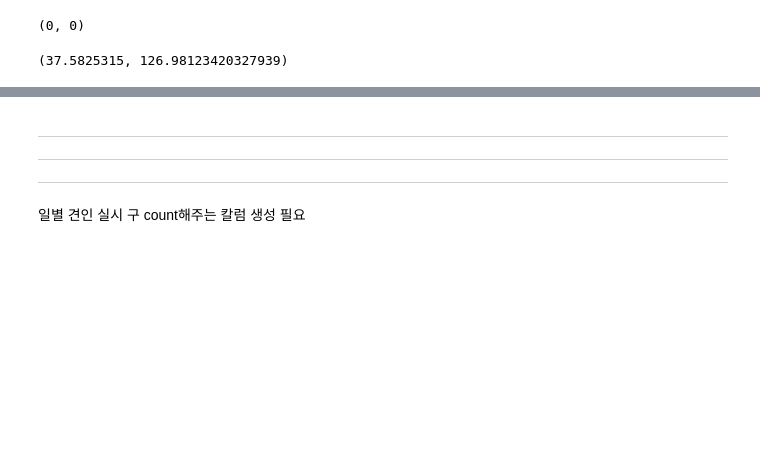
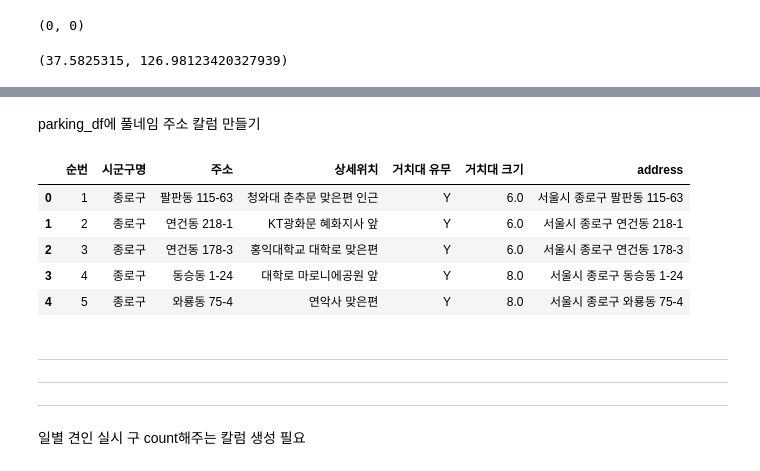
Before and after one commit to dragon11112222/kickboard_towaway_parking_seoul, a Jupyter notebook: 231026visualization.ipynb, the cells around one changed output, grey strips where cells are left out. Drawn from its saved outputs; the diff is of its cells as text; code cells hidden in the pictures; blank space fills up the shorter version.

```diff
--- a/231026visualization.ipynb
+++ b/231026visualization.ipynb
@@ -483,3 +522,15 @@ geocoding('종로구 팔판동')
+# %% [markdown]
+parking_df에 풀네임 주소 칼럼 만들기
+# %%
+parking_df['address'] = '서울시 ' + parking_df['시군구명'] + ' ' + parking_df['주소']
+parking_df.head()
+# %% [output]
+|  | 순번 | 시군구명 | 주소 | 상세위치 | 거치대 유무 | 거치대 크기 | address |
+| 0 | 1 | 종로구 | 팔판동 115-63 | 청와대 춘추문 맞은편 인근 | Y | 6.0 | 서울시 종로구 팔판동 115-63 |
+| 1 | 2 | 종로구 | 연건동 218-1 | KT광화문 혜화지사 앞 | Y | 6.0 | 서울시 종로구 연건동 218-1 |
+| 2 | 3 | 종로구 | 연건동 178-3 | 홍익대학교 대학로 맞은편 | Y | 6.0 | 서울시 종로구 연건동 178-3 |
+| 3 | 4 | 종로구 | 동승동 1-24 | 대학로 마로니에공원 앞 | Y | 8.0 | 서울시 종로구 동승동 1-24 |
+| 4 | 5 | 종로구 | 와룡동 75-4 | 연악사 맞은편 | Y | 8.0 | 서울시 종로구 와룡동 75-4 |
 # %% [markdown]
 ---
 ---
```
Also changed, not shown: parts of 7 cells of this notebook.
